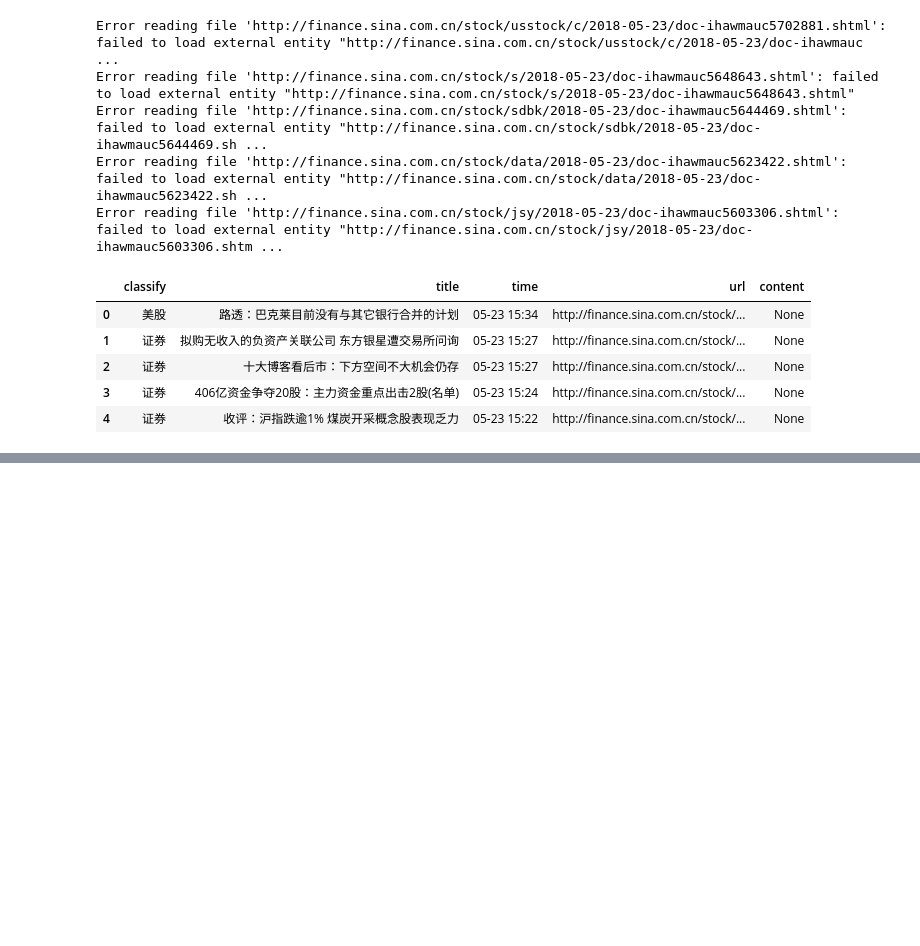
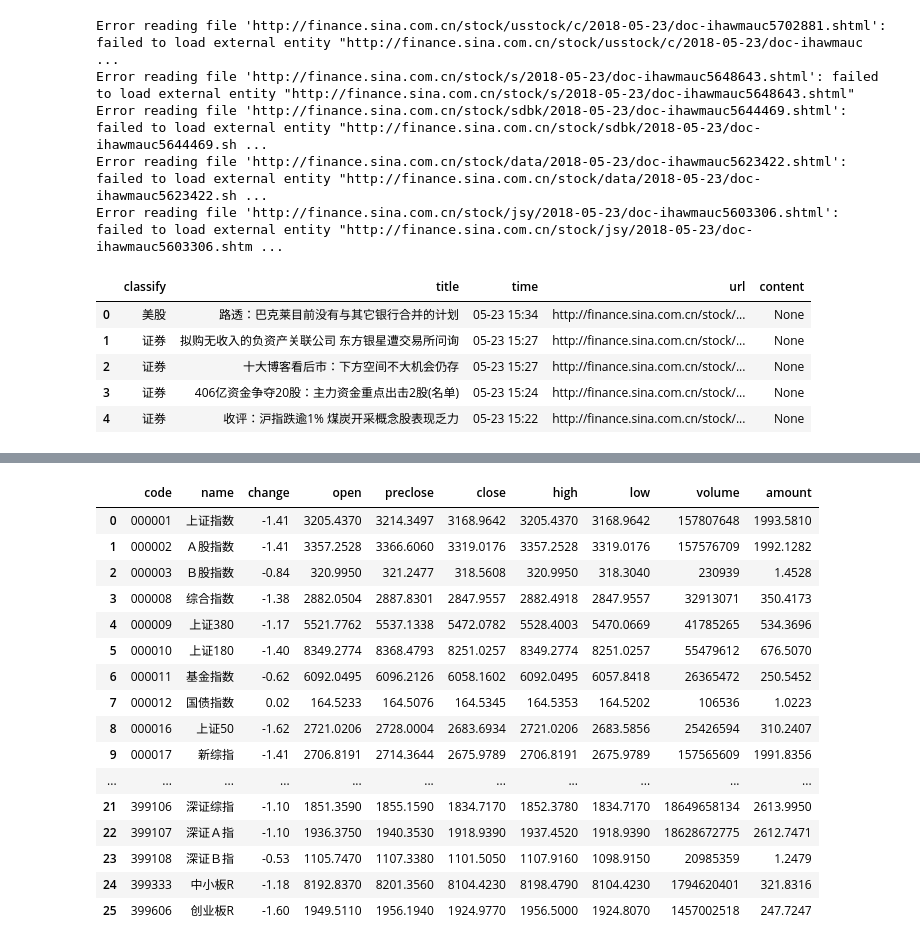
Before and after one commit to Jheng-Yi-Chen/Python, a Jupyter notebook: 2018_05_23 tushare - 複製.ipynb, the cells around one changed output, grey strips where cells are left out. Drawn from its saved outputs; the diff is of its cells as text; code cells hidden in the pictures; blank space fills up the shorter version.

```diff
--- a/2018_05_23 tushare - 複製.ipynb
+++ b/2018_05_23 tushare - 複製.ipynb
@@ -394,0 +434,21 @@ ts.top_list('2018-05-22')
+# %%
+df = ts.get_index()
+df
+# %% [output]
+|  | code | name | change | open | preclose | close | high | low | volume | amount |
+| 0 | 000001 | 上证指数 | -1.41 | 3205.4370 | 3214.3497 | 3168.9642 | 3205.4370 | 3168.9642 | 157807648 | 1993.5810 |
+| 1 | 000002 | Ａ股指数 | -1.41 | 3357.2528 | 3366.6060 | 3319.0176 | 3357.2528 | 3319.0176 | 157576709 | 1992.1282 |
+| 2 | 000003 | Ｂ股指数 | -0.84 | 320.9950 | 321.2477 | 318.5608 | 320.9950 | 318.3040 | 230939 | 1.4528 |
+| 3 | 000008 | 综合指数 | -1.38 | 2882.0504 | 2887.8301 | 2847.9557 | 2882.4918 | 2847.9557 | 32913071 | 350.4173 |
+| 4 | 000009 | 上证380 | -1.17 | 5521.7762 | 5537.1338 | 5472.0782 | 5528.4003 | 5470.0669 | 41785265 | 534.3696 |
+| 5 | 000010 | 上证180 | -1.40 | 8349.2774 | 8368.4793 | 8251.0257 | 8349.2774 | 8251.0257 | 55479612 | 676.5070 |
+| 6 | 000011 | 基金指数 | -0.62 | 6092.0495 | 6096.2126 | 6058.1602 | 6092.0495 | 6057.8418 | 26365472 | 250.5452 |
+| 7 | 000012 | 国债指数 | 0.02 | 164.5233 | 164.5076 | 164.5345 | 164.5353 | 164.5202 | 106536 | 1.0223 |
+| 8 | 000016 | 上证50 | -1.62 | 2721.0206 | 2728.0004 | 2683.6934 | 2721.0206 | 2683.5856 | 25426594 | 310.2407 |
+| 9 | 000017 | 新综指 | -1.41 | 2706.8191 | 2714.3644 | 2675.9789 | 2706.8191 | 2675.9789 | 157565609 | 1991.8356 |
+| ... | ... | ... | ... | ... | ... | ... | ... | ... | ... | ... |
+| 21 | 399106 | 深证综指 | -1.10 | 1851.3590 | 1855.1590 | 1834.7170 | 1852.3780 | 1834.7170 | 18649658134 | 2613.9950 |
+| 22 | 399107 | 深证Ａ指 | -1.10 | 1936.3750 | 1940.3530 | 1918.9390 | 1937.4520 | 1918.9390 | 18628672775 | 2612.7471 |
+| 23 | 399108 | 深证Ｂ指 | -0.53 | 1105.7470 | 1107.3380 | 1101.5050 | 1107.9160 | 1098.9150 | 20985359 | 1.2479 |
+| 24 | 399333 | 中小板R | -1.18 | 8192.8370 | 8201.3560 | 8104.4230 | 8198.4790 | 8104.4230 | 1794620401 | 321.8316 |
+| 25 | 399606 | 创业板R | -1.60 | 1949.5110 | 1956.1940 | 1924.9770 | 1956.5000 | 1924.8070 | 1457002518 | 247.7247 |
```
Also changed, not shown: parts of 2 cells of this notebook.
